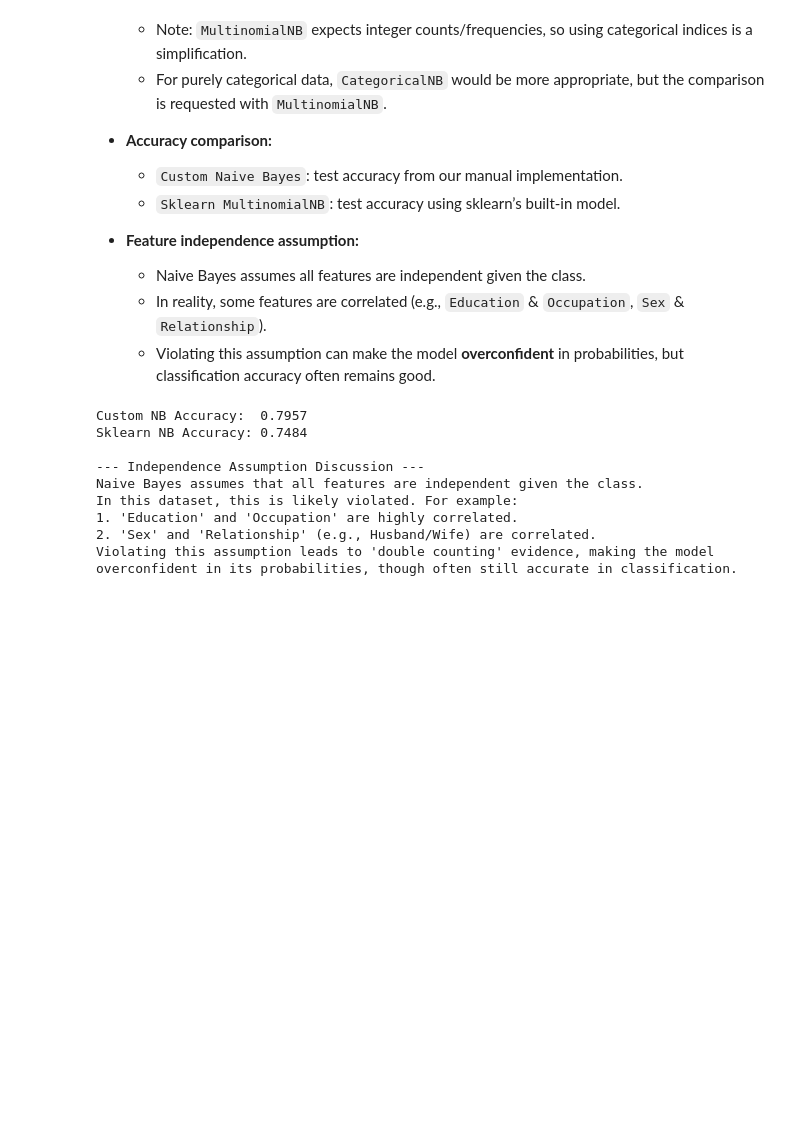
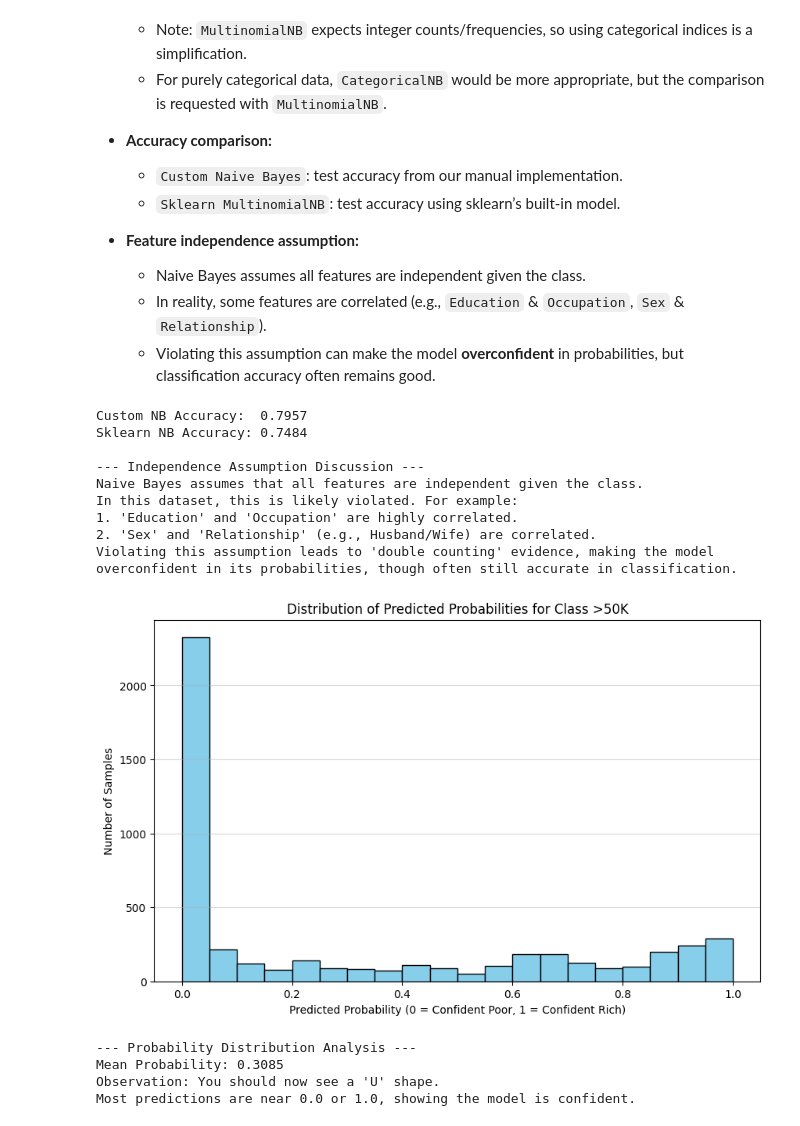
Before and after one commit to poppynix/Decision-trees-and-probabilistic-models, a Jupyter notebook: partB.ipynb, the cells around one changed output. Drawn from its saved outputs; the diff is of its cells as text; code cells hidden in the pictures; blank space fills up the shorter version.

```diff
--- a/partB.ipynb
+++ b/partB.ipynb
@@ -486,3 +486,44 @@ In this dataset, this is likely violated. For example:
 2. 'Sex' and 'Relationship' (e.g., Husband/Wife) are correlated.
 Violating this assumption leads to 'double counting' evidence, making the model
 overconfident in its probabilities, though often still accurate in classification.
+# %%
+#%% PROBABILITY DISTRIBUTION ANALYSIS
+import matplotlib.pyplot as plt
+
+# Get Log Probabilities (These are negative numbers like -20.5, -40.1)
+log_probs_test = best_model.predict_log_proba(X_test)
+
+# Convert to Standard Un-normalized Probabilities (Tiny numbers like 1e-9)
+# Note: These will NOT sum to 1 yet.
+unnormalized_probs = np.exp(log_probs_test)
+
+# NORMALIZE the Probabilities
+# We divide each row by the sum of that row so that P(Class0) + P(Class1) = 1.0
+# axis=1 means sum across columns (Poor + Rich)
+# keepdims=True ensures the shape matches for division
+probs_normalized = unnormalized_probs / np.sum(unnormalized_probs, axis=1, keepdims=True)
+
+#  Extract just the probability for Class 1 (>50K)
+probs_class_1 = probs_normalized[:, 1]
+
+# Plot the Histogram
+plt.figure(figsize=(10, 6))
+# Bins=20 gives us bars of width 0.05
+plt.hist(probs_class_1, bins=20, color='skyblue', edgecolor='black', range=(0,1))
+plt.title('Distribution of Predicted Probabilities for Class >50K')
+plt.xlabel('Predicted Probability (0 = Confident Poor, 1 = Confident Rich)')
+plt.ylabel('Number of Samples')
+plt.grid(axis='y', alpha=0.5)
+plt.show()
+
+# Analysis Printout
+print("--- Probability Distribution Analysis ---")
+print(f"Mean Probability: {np.mean(probs_class_1):.4f}")
+print("Observation: You should now see a 'U' shape.")
+print("Most predictions are near 0.0 or 1.0, showing the model is confident.")
+# %% [output]
+[figure, added]
+--- Probability Distribution Analysis ---
+Mean Probability: 0.3085
+Observation: You should now see a 'U' shape.
+Most predictions are near 0.0 or 1.0, showing the model is confident.
```
